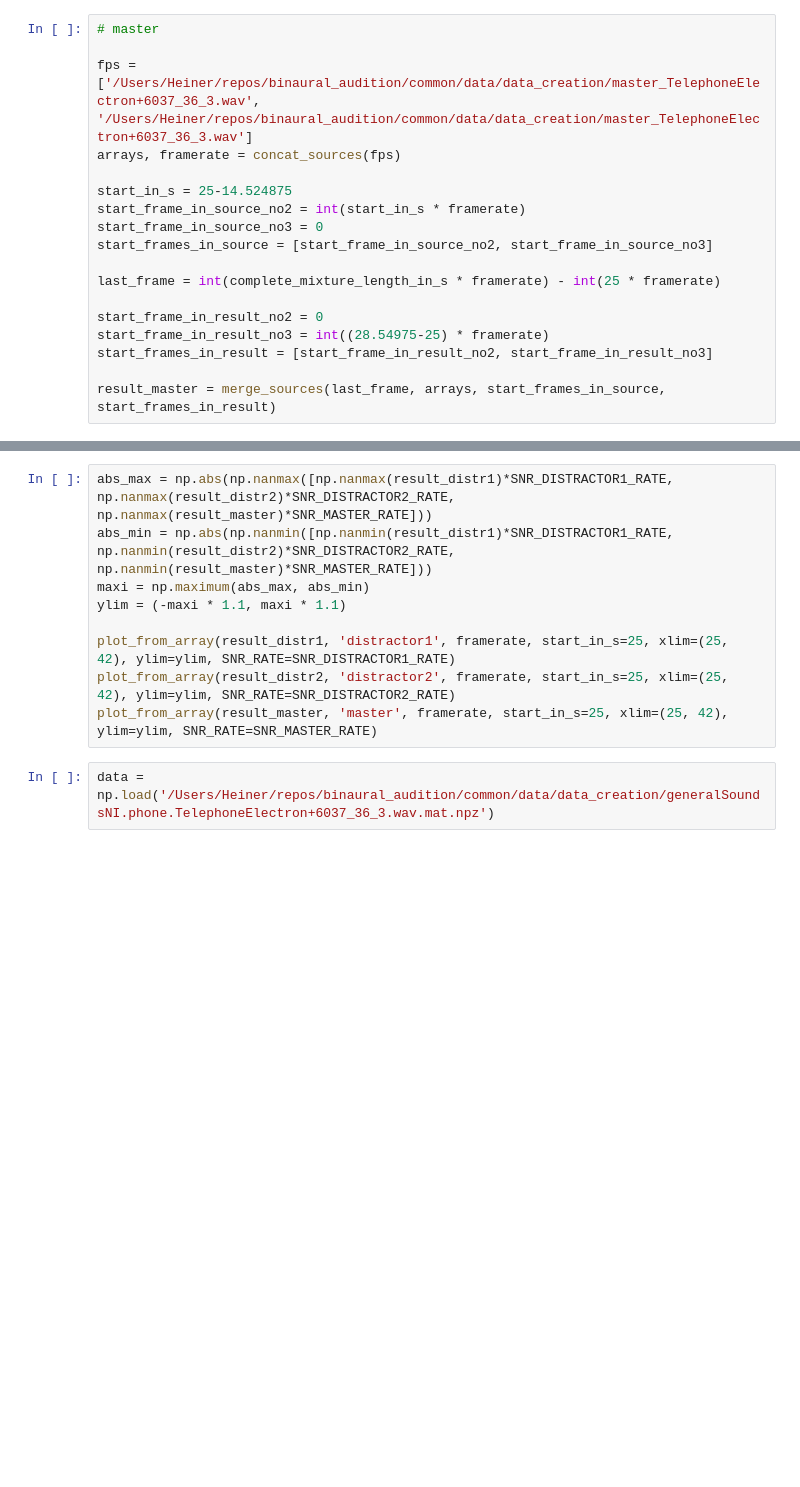
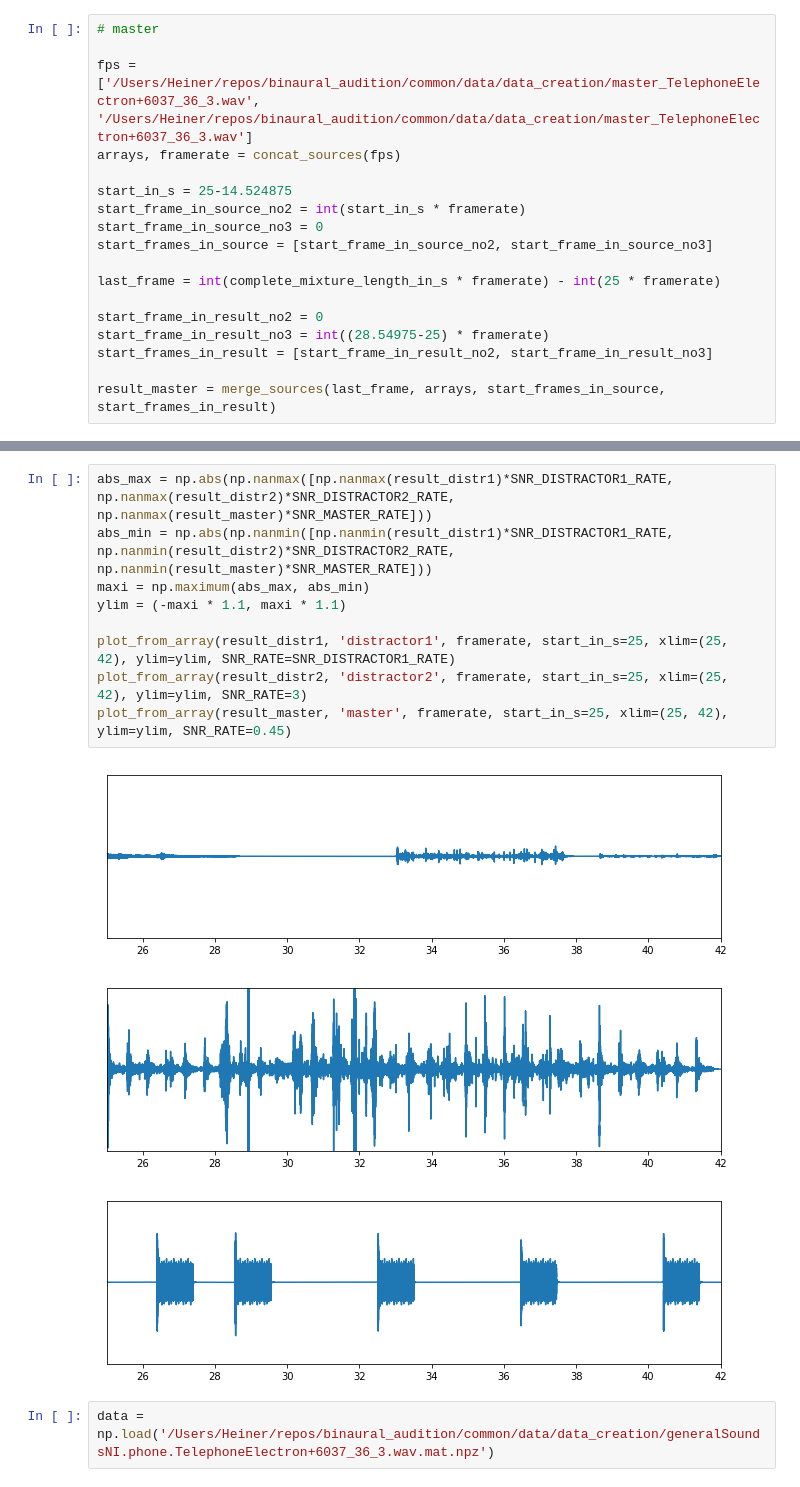
Before and after one commit to nigroup/binaural_audition, a Jupyter notebook: common/data/data_creation/Moritz_Talk.ipynb, the cells around one changed output, grey strips where cells are left out. Drawn from its saved outputs; the diff is of its cells as text; blank space fills up the shorter version.

```diff
--- a/common/data/data_creation/Moritz_Talk.ipynb
+++ b/common/data/data_creation/Moritz_Talk.ipynb
@@ -220,12 +236,16 @@ plot_from_array(result_mixture, 'mixture', framerate_mixture, start_in_s=25, xli
 # %%
 abs_max = np.abs(np.nanmax([np.nanmax(result_distr1)*SNR_DISTRACTOR1_RATE, np.nanmax(result_distr2)*SNR_DISTRACTOR2_RATE, np.nanmax(result_master)*SNR_MASTER_RATE]))
 abs_min = np.abs(np.nanmin([np.nanmin(result_distr1)*SNR_DISTRACTOR1_RATE, np.nanmin(result_distr2)*SNR_DISTRACTOR2_RATE, np.nanmin(result_master)*SNR_MASTER_RATE]))
 maxi = np.maximum(abs_max, abs_min)
 ylim = (-maxi * 1.1, maxi * 1.1)
 
 plot_from_array(result_distr1, 'distractor1', framerate, start_in_s=25, xlim=(25, 42), ylim=ylim, SNR_RATE=SNR_DISTRACTOR1_RATE)
-plot_from_array(result_distr2, 'distractor2', framerate, start_in_s=25, xlim=(25, 42), ylim=ylim, SNR_RATE=SNR_DISTRACTOR2_RATE)
-plot_from_array(result_master, 'master', framerate, start_in_s=25, xlim=(25, 42), ylim=ylim, SNR_RATE=SNR_MASTER_RATE)
+plot_from_array(result_distr2, 'distractor2', framerate, start_in_s=25, xlim=(25, 42), ylim=ylim, SNR_RATE=3)
+plot_from_array(result_master, 'master', framerate, start_in_s=25, xlim=(25, 42), ylim=ylim, SNR_RATE=0.45)
+# %% [output]
+[figure, added]
+[figure, added]
+[figure, added]
 # %%
 data = np.load('/Users/Heiner/repos/binaural_audition/common/data/data_creation/generalSoundsNI.phone.TelephoneElectron+6037_36_3.wav.mat.npz')
 # %%
```
Also changed, not shown: parts of 24 cells of this notebook, 37 other files.
